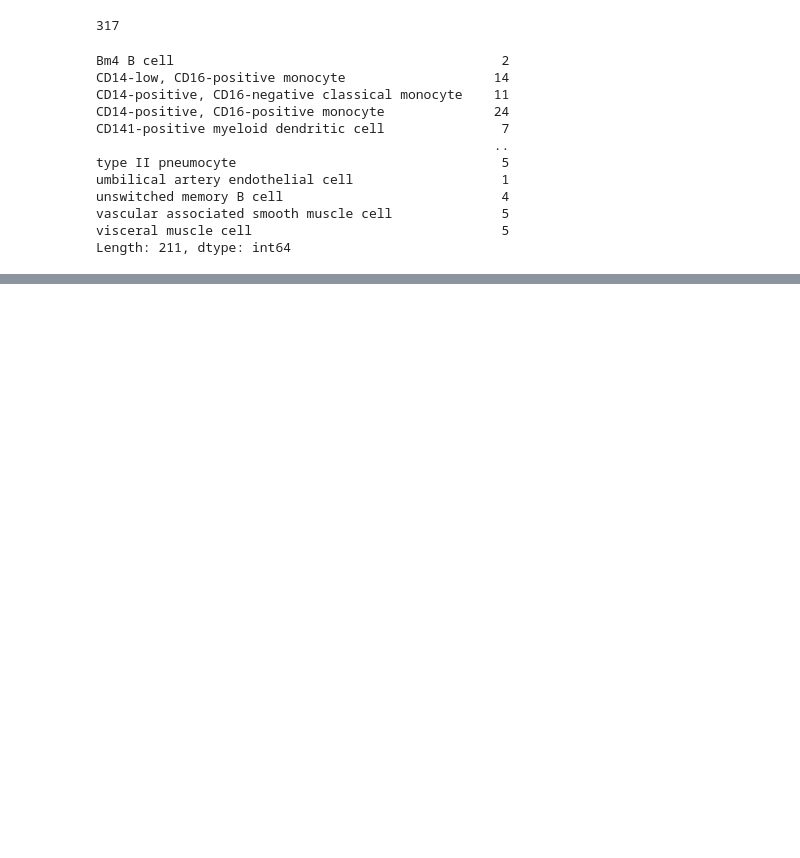
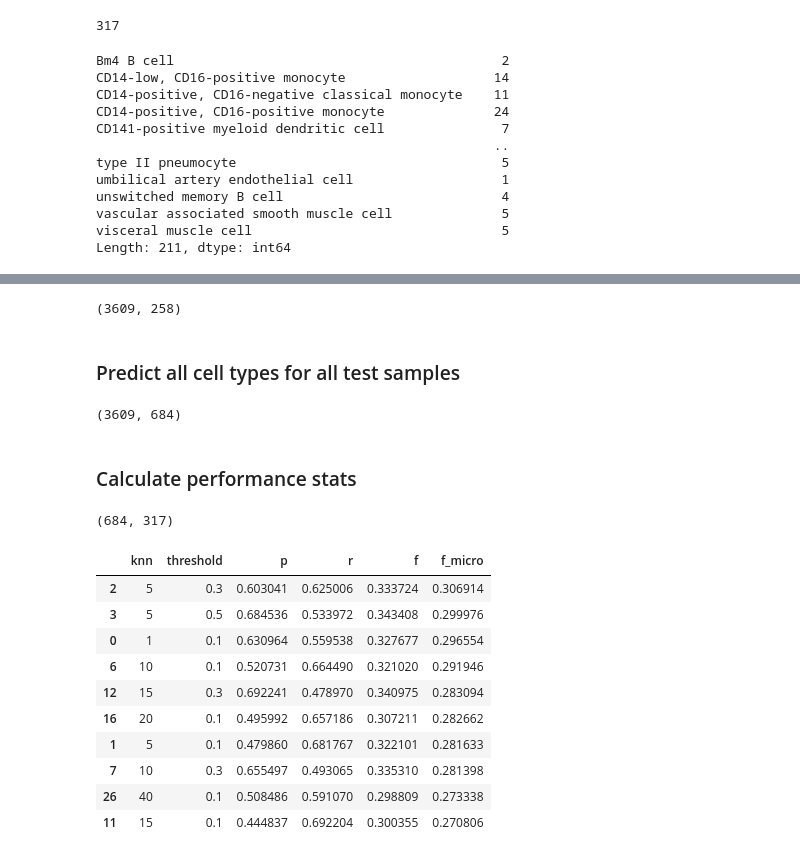
Before and after one commit to Bishop-Laboratory/autoPLIER-analysis, a Jupyter notebook: analysis/CellO_training_data_eda_Serhiy/Logistic Regression celltype classifiers.ipynb, the cells around one changed output, grey strips where cells are left out. Cells and saved outputs as stored; diff of their text form; code cells hidden in the pictures; blank space fills up the shorter version.

```diff
--- a/analysis/CellO_training_data_eda_Serhiy/Logistic Regression celltype classifiers.ipynb
+++ b/analysis/CellO_training_data_eda_Serhiy/Logistic Regression celltype classifiers.ipynb
@@ -348,0 +244,5 @@ unsuccessful_celltypes
+# %%
+B_train_mat = train_Y_df.values
+B_train_mat.shape
+# %% [output]
+(3609, 258)
@@ -348,0 +264,42 @@ unsuccessful_celltypes
+# %% [markdown]
+### Predict all cell types for all test samples
+# %%
+test_2_train_dists = get_pearson_dists_mat(B_train_mat, b_test_mat)
+test_2_train_dists.shape
+# %% [output]
+(3609, 684)
+# %%
+train_samples, test_samples = train_Y_df.index.values, test_Y_df.index.values
+# %%
+# distances is n_train matrix X n_test
+# with columns for test items and rows for train items
+dists_df = pd.DataFrame(test_2_train_dists)
+dists_df.columns = test_samples
+dists_df.index = train_samples
+# %%
+def knn_classify(n_neighbours):
+    # map each test item to it's closest train ones using dists matrix
+    test_sample2closest_train = {
+        # get the column for current test sample and find the index of raw the closest value
+        sample_id: dists_df[sample_id].sort_values().index[:n_neighbours]
+        for sample_id in test_samples
+    }
+
+    # predict each cell type just by looking N closest items for each test sample
+    cell_types_y_predicted = pd.DataFrame([
+        samples_dummies.loc[test_sample2closest_train[test_id]].sum()
+        for test_id in test_samples
+    ])
+
+    proba = cell_types_y_predicted.values / n_neighbours
+
+    cell_types_y_predicted[:] = proba
+
+    return cell_types_y_predicted
+# %% [markdown]
+### Calculate performance stats
+# %%
+true_test_dummies = samples_dummies.loc[test_samples]
+true_test_dummies.shape
+# %% [output]
+(684, 317)
@@ -348,0 +363,14 @@ unsuccessful_celltypes
+# %%
+pd.DataFrame(all_scores).sort_values('f_micro', ascending=False).head(10)
+# %% [output]
+|  | knn | threshold | p | r | f | f_micro |
+| 2 | 5 | 0.3 | 0.603041 | 0.625006 | 0.333724 | 0.306914 |
+| 3 | 5 | 0.5 | 0.684536 | 0.533972 | 0.343408 | 0.299976 |
+| 0 | 1 | 0.1 | 0.630964 | 0.559538 | 0.327677 | 0.296554 |
+| 6 | 10 | 0.1 | 0.520731 | 0.664490 | 0.321020 | 0.291946 |
+| 12 | 15 | 0.3 | 0.692241 | 0.478970 | 0.340975 | 0.283094 |
+| 16 | 20 | 0.1 | 0.495992 | 0.657186 | 0.307211 | 0.282662 |
+| 1 | 5 | 0.1 | 0.479860 | 0.681767 | 0.322101 | 0.281633 |
+| 7 | 10 | 0.3 | 0.655497 | 0.493065 | 0.335310 | 0.281398 |
+| 26 | 40 | 0.1 | 0.508486 | 0.591070 | 0.298809 | 0.273338 |
+| 11 | 15 | 0.1 | 0.444837 | 0.692204 | 0.300355 | 0.270806 |
```
Also changed, not shown: parts of 19 cells of this notebook.
